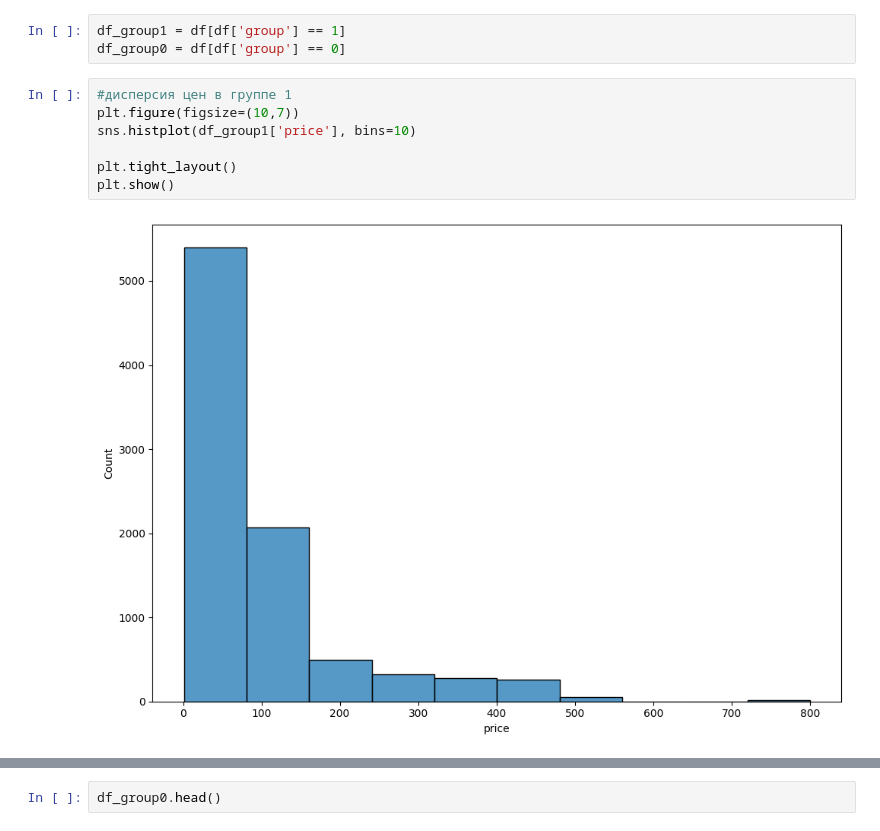
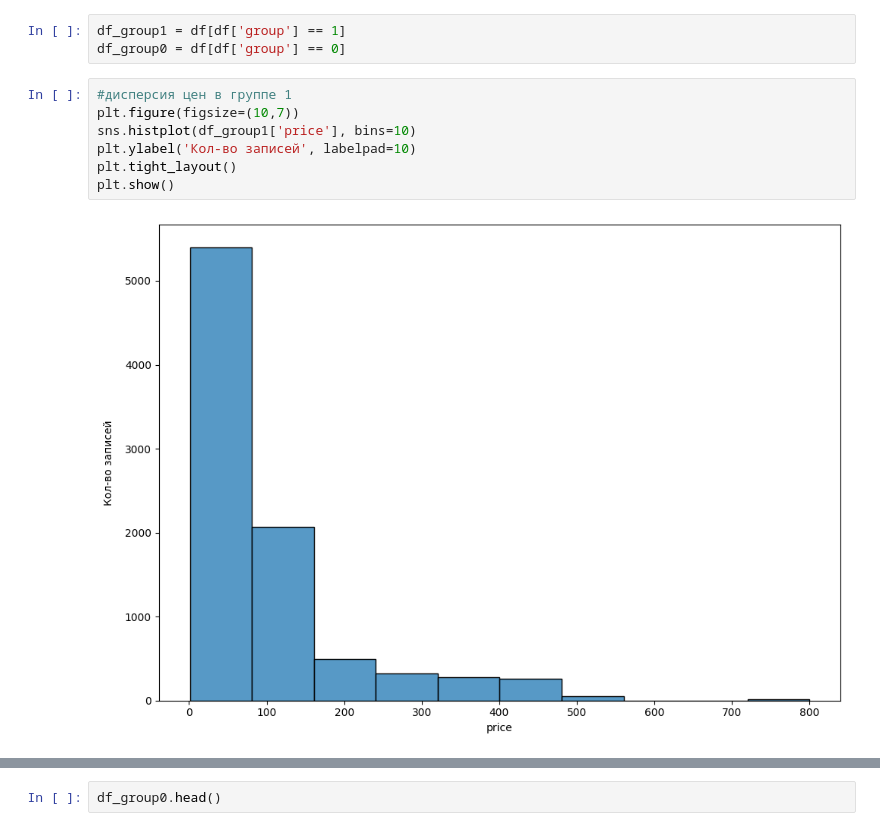
Before and after one commit to dremer03/data-projects, a Jupyter notebook: ab tests/delivery app/ab__delivery_app.ipynb, the cells around one changed output, grey strips where cells are left out. Saved outputs shown, nothing was run; the diff lists cells and outputs as text.

```diff
--- a/ab tests/delivery app/ab__delivery_app.ipynb
+++ b/ab tests/delivery app/ab__delivery_app.ipynb
@@ -189,12 +191,12 @@ df_group0 = df[df['group'] == 0]
 # %%
 #дисперсия цен в группе 1
 plt.figure(figsize=(10,7))
 sns.histplot(df_group1['price'], bins=10)
-
+plt.ylabel('Кол-во записей', labelpad=10)
 plt.tight_layout()
 plt.show()
 # %% [output]
-[figure, old version]
+[figure, new version]
 # %%
 #дисперсия цен в группе 0
 plt.figure(figsize=(10,7))
```
Also changed, not shown: parts of 15 cells of this notebook.
